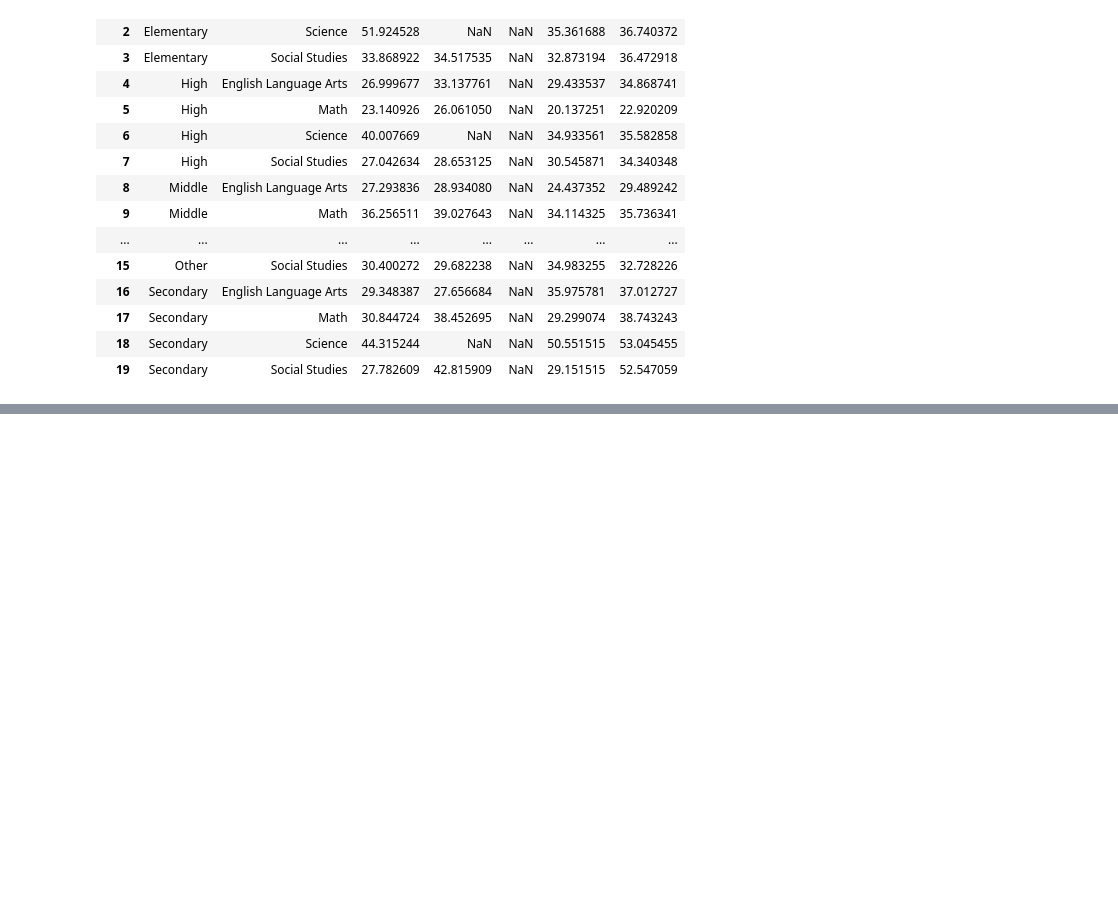
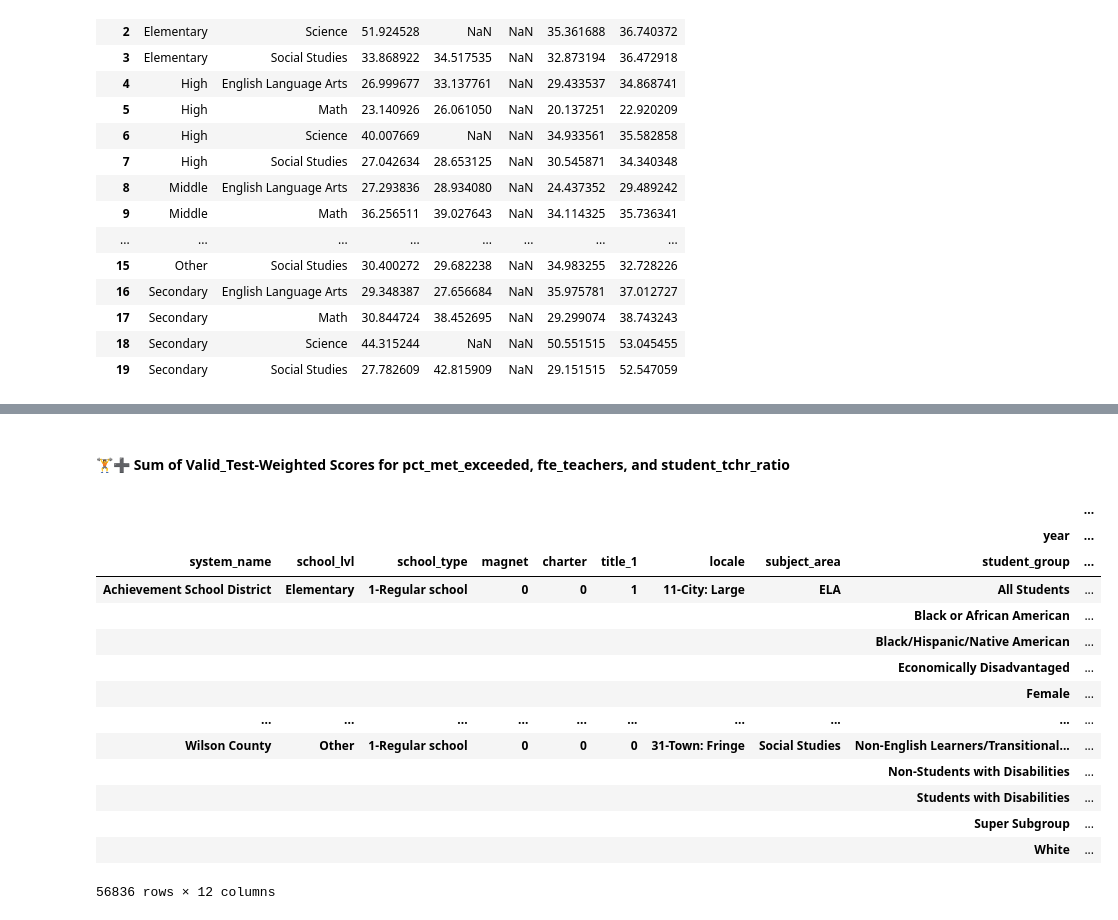
Before and after one commit to Claytor/Capstone_TN_COVID_School_Achievement_Impact, a Jupyter notebook: notebooks/assessments_eda.ipynb, the cells around one changed output, grey strips where cells are left out. Saved outputs shown, nothing was run; the diff lists cells and outputs as text; code cells hidden in the pictures; blank space fills up the shorter version.

Commit message:
Moved Pivots to EDA notebook for organizational purposes.  Bookmark push

```diff
--- a/notebooks/assessments_eda.ipynb
+++ b/notebooks/assessments_eda.ipynb
@@ -133,0 +120,16 @@ subject_area_pivot
+# %%
+# Let's figure how how I can pivot this
+districts = assessments[['locale',
+                         'year',
+                         'system_name',
+                         'school_lvl',
+                         'subject_area',
+                         'student_group',
+                         'pct_met_exceeded_w',
+                         'school_type',
+                         'magnet',
+                         'charter',
+                         'title_1',
+                         'fte_teachers_w',
+                         'stu_tchr_ratio_w',
+                         'valid_tests']]
@@ -133,0 +161,63 @@ subject_area_pivot
+# %% [markdown]
+#### 🏋️➕ Sum of Valid_Test-Weighted Scores for pct_met_exceeded, fte_teachers, and student_tchr_ratio
+# %%
+# Sum of valid test scores (The 🏋️)
+weight = pd.pivot_table(
+    districts,
+    values='valid_tests',  # Column to calculate the sum of valid test scores
+    index=indices,
+    columns='year',
+    aggfunc=np.sum
+)
+
+# Sum of weighted scores pivot for 'pct_met_exceeded'
+sum_weighted_proficiency = pd.pivot_table(
+    districts,
+    values='pct_met_exceeded_w', # Weighted sum of students who met or exceeded expectations
+    index=indices,
+    columns='year',
+    aggfunc=np.sum
+)
+
+# Sum of weighted scores pivot for 'fte_teachers'
+sum_weighted_fte = pd.pivot_table(
+    districts,
+    values='fte_teachers_w', # Weighted sum of full-time equivalent teachers
+    index=indices,
+    columns='year',
+    aggfunc=np.sum
+)
+
+# Sum of weighted scores pivot for 'stu_tchr_ratio'
+sum_weighted_str = pd.pivot_table(
+    districts,
+    values='stu_tchr_ratio_w', # Weighted sum of student/teacher ratios
+    index=indices,
+    columns='year',
+    aggfunc=np.sum
+)
+
+# Create a multi-level column index
+column_index = pd.MultiIndex.from_product([['pct_met_exceeded', 'fte_teachers', 'stu_tchr_ratio'], sum_weighted_proficiency.columns])
+
+# Concatenate the pivot tables horizontally
+weighted_sums_pivot = pd.concat([sum_weighted_proficiency, sum_weighted_fte, sum_weighted_str], axis=1)
+weighted_sums_pivot.columns = column_index
+
+weighted_sums_pivot
+# %% [output]
+|  |  |  |  |  |  |  |  |  | ... |
+|  |  |  |  |  |  |  |  | year | ... |
+| system_name | school_lvl | school_type | magnet | charter | title_1 | locale | subject_area | student_group | ... |
+| Achievement School District | Elementary | 1-Regular school | 0 | 0 | 1 | 11-City: Large | ELA | All Students | ... |
+|  |  |  |  |  |  |  |  | Black or African American | ... |
+|  |  |  |  |  |  |  |  | Black/Hispanic/Native American | ... |
+|  |  |  |  |  |  |  |  | Economically Disadvantaged | ... |
+|  |  |  |  |  |  |  |  | Female | ... |
+| ... | ... | ... | ... | ... | ... | ... | ... | ... | ... |
+| Wilson County | Other | 1-Regular school | 0 | 0 | 0 | 31-Town: Fringe | Social Studies | Non-English Learners/Transitional... | ... |
+|  |  |  |  |  |  |  |  | Non-Students with Disabilities | ... |
+|  |  |  |  |  |  |  |  | Students with Disabilities | ... |
+|  |  |  |  |  |  |  |  | Super Subgroup | ... |
+|  |  |  |  |  |  |  |  | White | ... |
+56836 rows × 12 columns
```
Also changed, not shown: parts of 8 cells of this notebook, 1 other file.
